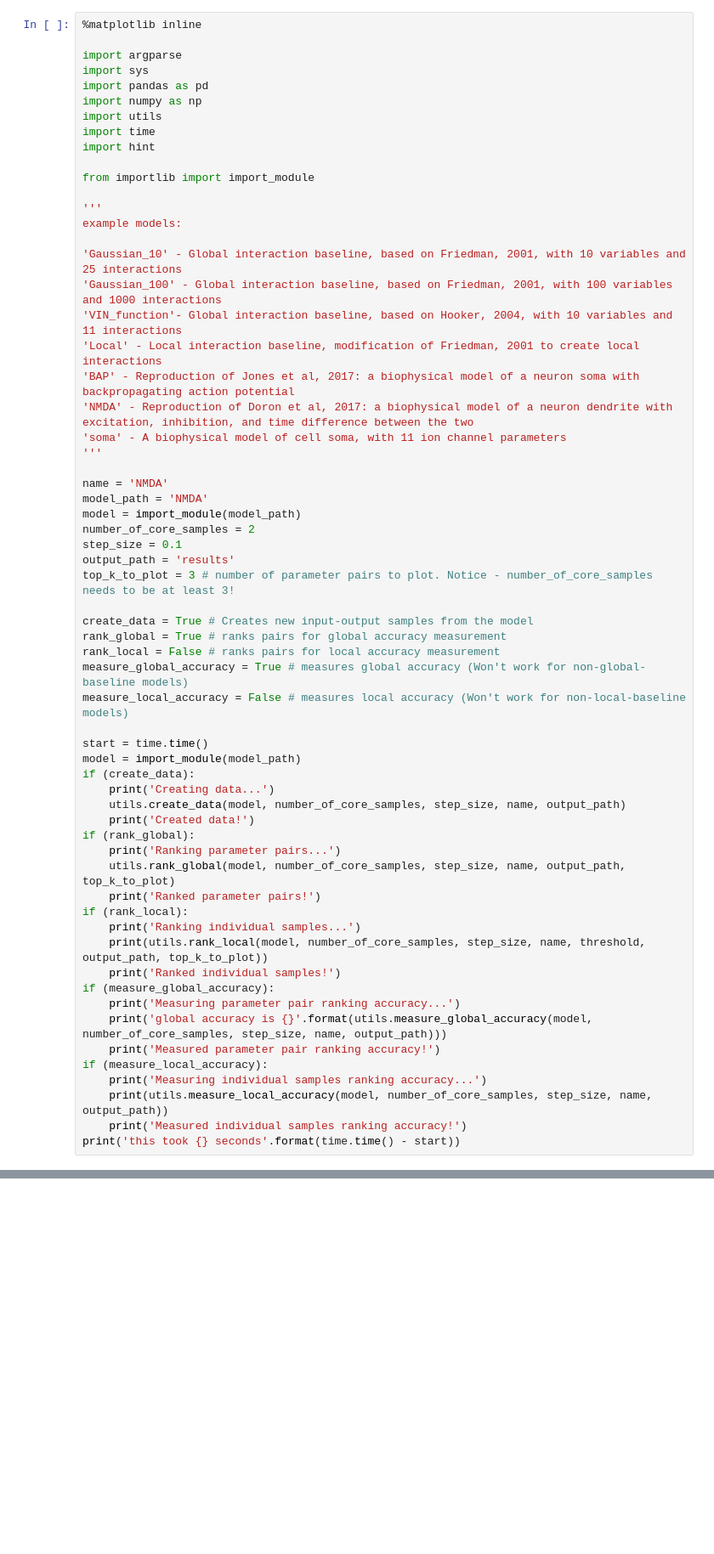
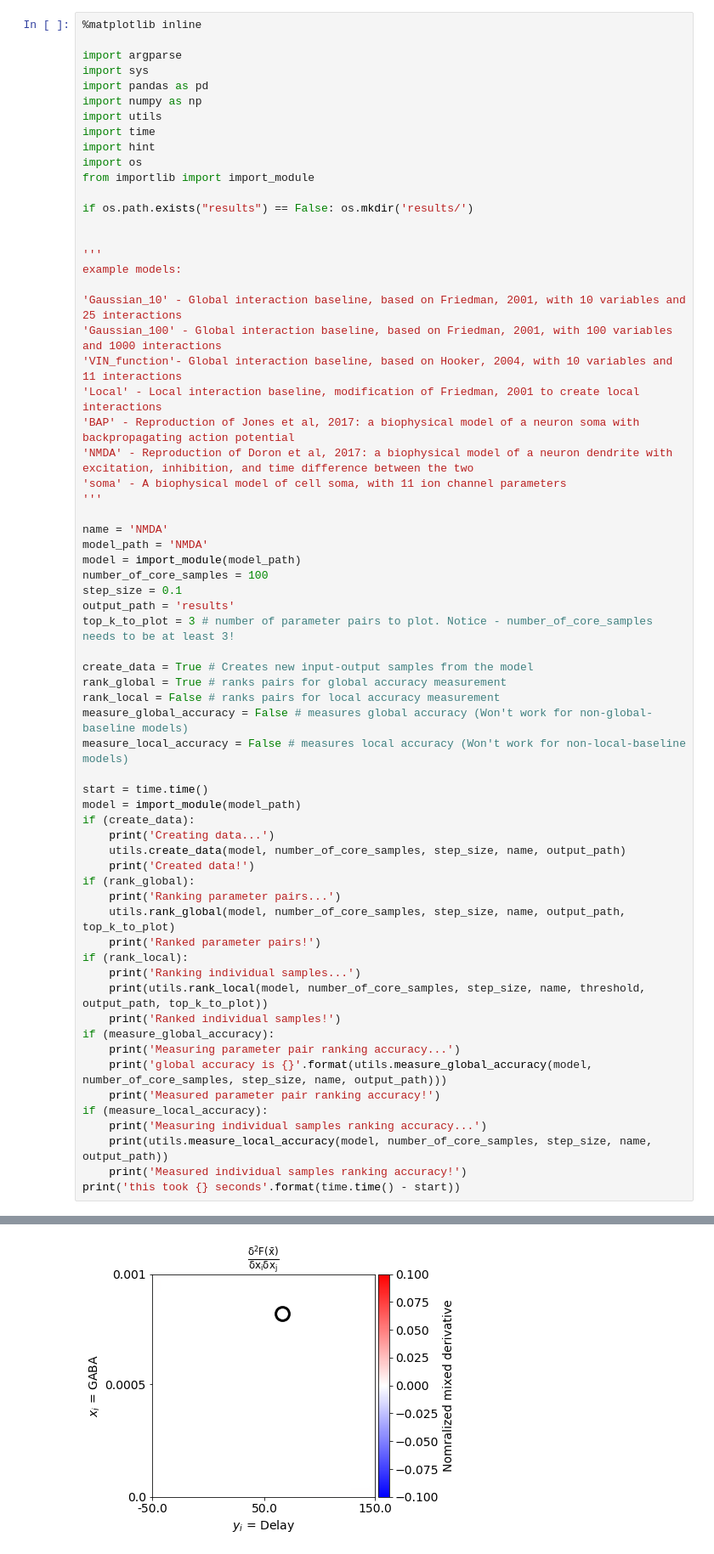
Before and after one commit to MichaelDoron/HINT, a Jupyter notebook: HINT.ipynb, the cells around one changed output, grey strips where cells are left out. Shown at 85% size. Drawn from its saved outputs; the diff is of its cells as text; blank space fills up the shorter version.

```diff
--- a/HINT.ipynb
+++ b/HINT.ipynb
@@ -8,8 +8,11 @@ import numpy as np
 import utils
 import time
 import hint
+import os
+from importlib import import_module
 
-from importlib import import_module
+if os.path.exists("results") == False: os.mkdir('results/')
+
 
 '''
 example models:
@@ -26,7 +29,7 @@ example models:
 name = 'NMDA'
 model_path = 'NMDA'
 model = import_module(model_path)
-number_of_core_samples = 2
+number_of_core_samples = 100
 step_size = 0.1
 output_path = 'results'
 top_k_to_plot = 3 # number of parameter pairs to plot. Notice - number_of_core_samples needs to be at least 3!
@@ -34,7 +37,7 @@ top_k_to_plot = 3 # number of parameter pairs to plot. Notice - number_of_core_s
 create_data = True # Creates new input-output samples from the model
 rank_global = True # ranks pairs for global accuracy measurement
 rank_local = False # ranks pairs for local accuracy measurement
-measure_global_accuracy = True # measures global accuracy (Won't work for non-global-baseline models)
+measure_global_accuracy = False # measures global accuracy (Won't work for non-global-baseline models)
 measure_local_accuracy = False # measures local accuracy (Won't work for non-local-baseline models)
 
 start = time.time()
@@ -65,0 +77 @@ NameError: global name 'input_param_limits' is not defined
+[figure, added]
```
Also changed, not shown: parts of 1 cell of this notebook.
